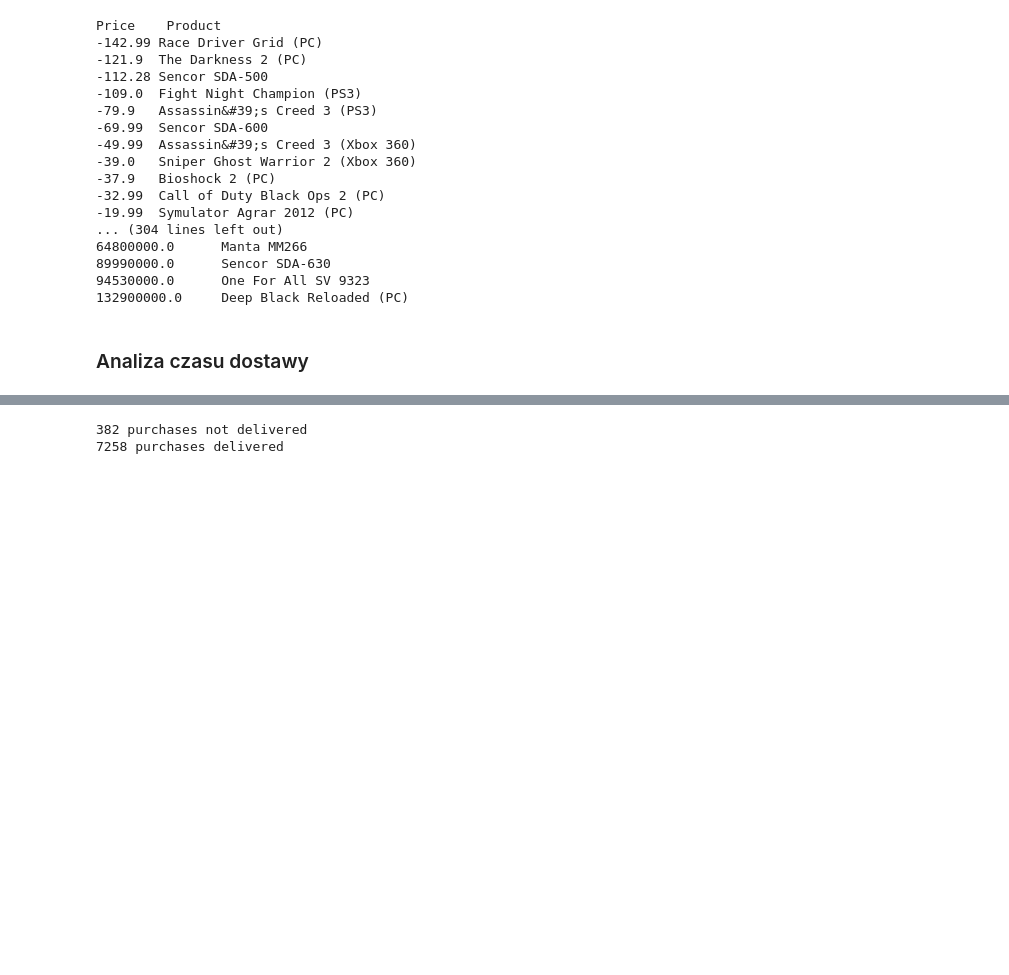
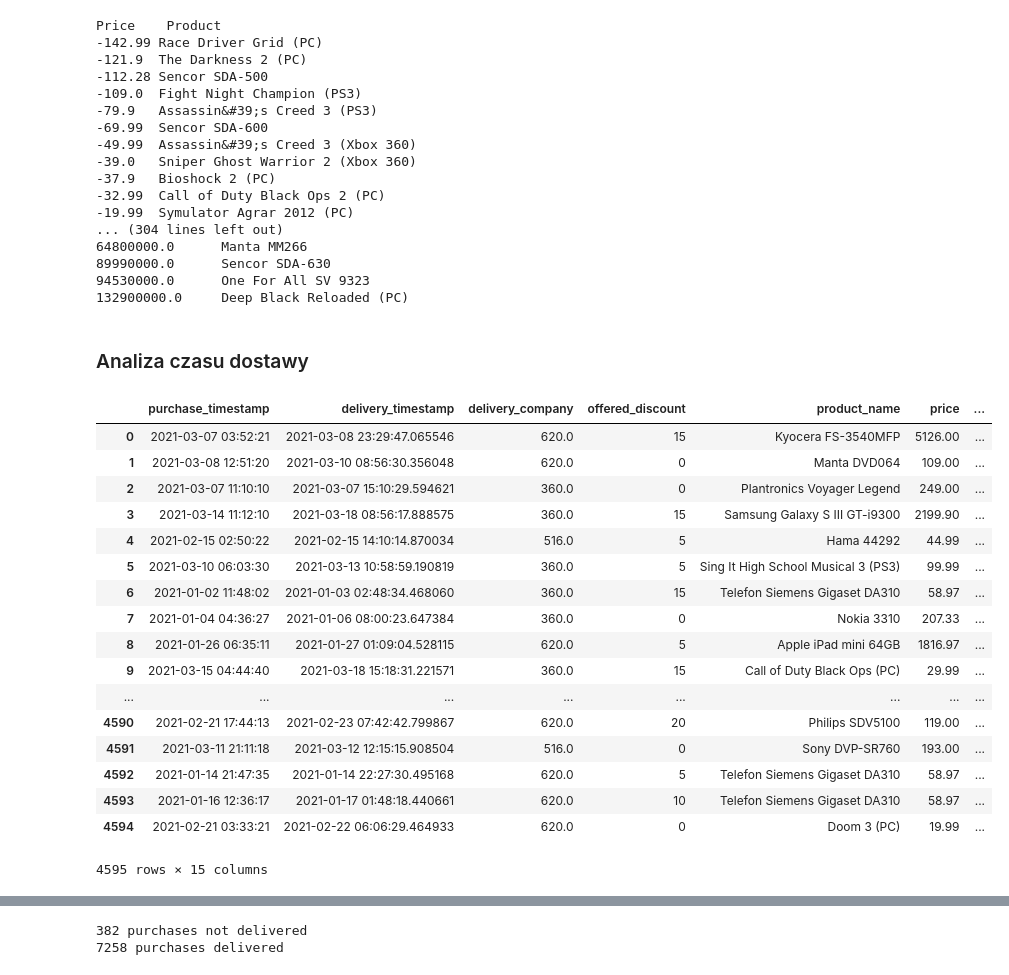
Before and after one commit to plibera/IUM_Project, a Jupyter notebook: dataAnalysis.ipynb, the cells around one changed output, grey strips where cells are left out. Saved outputs shown, nothing was run; the diff lists cells and outputs as text; code cells hidden in the pictures; blank space fills up the shorter version.

```diff
--- a/dataAnalysis.ipynb
+++ b/dataAnalysis.ipynb
@@ -104,3 +104,44 @@ Price    Product
 132900000.0     Deep Black Reloaded (PC)
 # %% [markdown]
 ### Analiza czasu dostawy
+# %%
+N_SECONDS = 3600.0
+
+correctDataDF = pysqldf("SELECT * FROM projectedDataDF WHERE purchase_timestamp < delivery_timestamp")
+
+#create columns
+correctDataDF["purchase_timestamp_sec"] = 0
+correctDataDF["delivery_timestamp_sec"] = 0
+correctDataDF["delivery_time_h"] = 0.0
+correctDataDF["purchase_day_name"] = ""
+correctDataDF["delivery_day_name"] = ""
+
+for index, _ in correctDataDF.iterrows():
+    correctDataDF.at[index, "purchase_timestamp_sec"] = dateToTimestamp(correctDataDF["purchase_timestamp"].iloc[index])
+    correctDataDF.at[index, "delivery_timestamp_sec"] = dateToTimestamp(correctDataDF["delivery_timestamp"].iloc[index])
+    correctDataDF.at[index, "delivery_time_h"] = float(correctDataDF["delivery_timestamp_sec"].iloc[index] - correctDataDF["purchase_timestamp_sec"].iloc[index]) / N_SECONDS
+    correctDataDF.at[index, "purchase_timestamp"] = pd.to_datetime(correctDataDF["purchase_timestamp"].iloc[index])
+    correctDataDF.at[index, "delivery_timestamp"] = pd.to_datetime(correctDataDF["delivery_timestamp"].iloc[index])
+    correctDataDF.at[index, "purchase_day_name"] = correctDataDF["purchase_timestamp"].iloc[index].day_name()
+    correctDataDF.at[index, "delivery_day_name"] = correctDataDF["delivery_timestamp"].iloc[index].day_name()
+
+correctDataDF
+# %% [output]
+|  | purchase_timestamp | delivery_timestamp | delivery_company | offered_discount | product_name | price | ... |
+| 0 | 2021-03-07 03:52:21 | 2021-03-08 23:29:47.065546 | 620.0 | 15 | Kyocera FS-3540MFP | 5126.00 | ... |
+| 1 | 2021-03-08 12:51:20 | 2021-03-10 08:56:30.356048 | 620.0 | 0 | Manta DVD064 | 109.00 | ... |
+| 2 | 2021-03-07 11:10:10 | 2021-03-07 15:10:29.594621 | 360.0 | 0 | Plantronics Voyager Legend | 249.00 | ... |
+| 3 | 2021-03-14 11:12:10 | 2021-03-18 08:56:17.888575 | 360.0 | 15 | Samsung Galaxy S III GT-i9300 | 2199.90 | ... |
+| 4 | 2021-02-15 02:50:22 | 2021-02-15 14:10:14.870034 | 516.0 | 5 | Hama 44292 | 44.99 | ... |
+| 5 | 2021-03-10 06:03:30 | 2021-03-13 10:58:59.190819 | 360.0 | 5 | Sing It High School Musical 3 (PS3) | 99.99 | ... |
+| 6 | 2021-01-02 11:48:02 | 2021-01-03 02:48:34.468060 | 360.0 | 15 | Telefon Siemens Gigaset DA310 | 58.97 | ... |
+| 7 | 2021-01-04 04:36:27 | 2021-01-06 08:00:23.647384 | 360.0 | 0 | Nokia 3310 | 207.33 | ... |
+| 8 | 2021-01-26 06:35:11 | 2021-01-27 01:09:04.528115 | 620.0 | 5 | Apple iPad mini 64GB | 1816.97 | ... |
+| 9 | 2021-03-15 04:44:40 | 2021-03-18 15:18:31.221571 | 360.0 | 15 | Call of Duty Black Ops (PC) | 29.99 | ... |
+| ... | ... | ... | ... | ... | ... | ... | ... |
+| 4590 | 2021-02-21 17:44:13 | 2021-02-23 07:42:42.799867 | 620.0 | 20 | Philips SDV5100 | 119.00 | ... |
+| 4591 | 2021-03-11 21:11:18 | 2021-03-12 12:15:15.908504 | 516.0 | 0 | Sony DVP-SR760 | 193.00 | ... |
+| 4592 | 2021-01-14 21:47:35 | 2021-01-14 22:27:30.495168 | 620.0 | 5 | Telefon Siemens Gigaset DA310 | 58.97 | ... |
+| 4593 | 2021-01-16 12:36:17 | 2021-01-17 01:48:18.440661 | 620.0 | 10 | Telefon Siemens Gigaset DA310 | 58.97 | ... |
+| 4594 | 2021-02-21 03:33:21 | 2021-02-22 06:06:29.464933 | 620.0 | 0 | Doom 3 (PC) | 19.99 | ... |
+4595 rows × 15 columns
```
Also changed, not shown: parts of 15 cells of this notebook, 1 other file.
